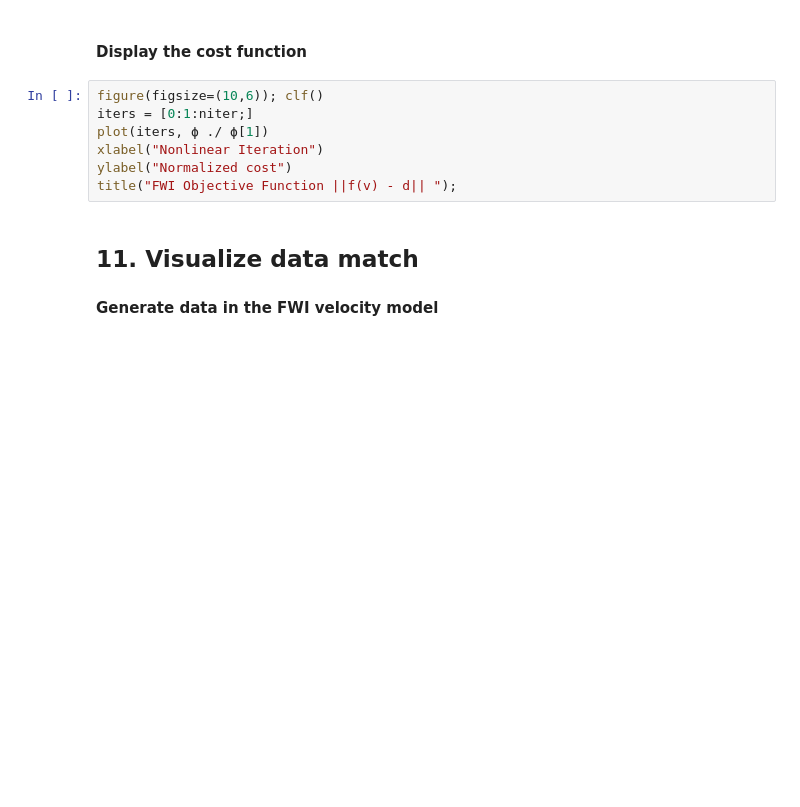
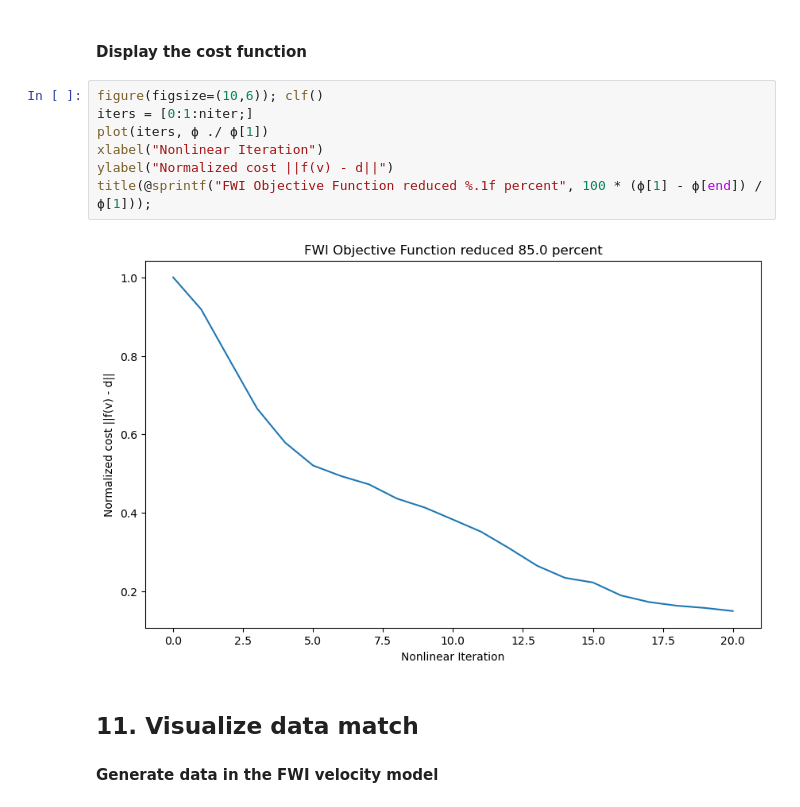
Before and after one commit to ChevronETC/Examples, a Jupyter notebook: 50_fwi/01_fwi_L2.ipynb, the cells around one changed output. Cells and saved outputs as stored; diff of their text form; blank space fills up the shorter version.

```diff
--- a/50_fwi/01_fwi_L2.ipynb
+++ b/50_fwi/01_fwi_L2.ipynb
@@ -446,10 +493,12 @@ title("Vtrue - Vfwi difference, rms=$(rms_vf)");
 # %%
 figure(figsize=(10,6)); clf()
 iters = [0:1:niter;]
 plot(iters, ϕ ./ ϕ[1])
 xlabel("Nonlinear Iteration")
-ylabel("Normalized cost")
-title("FWI Objective Function ||f(v) - d|| ");
+ylabel("Normalized cost ||f(v) - d||")
+title(@sprintf("FWI Objective Function reduced %.1f percent", 100 * (ϕ[1] - ϕ[end]) / ϕ[1]));
+# %% [output]
+[figure, added]
 # %% [markdown]
 ## 11. Visualize data match
 #### Generate data in the FWI velocity model
```
Also changed, not shown: parts of 29 cells of this notebook.
